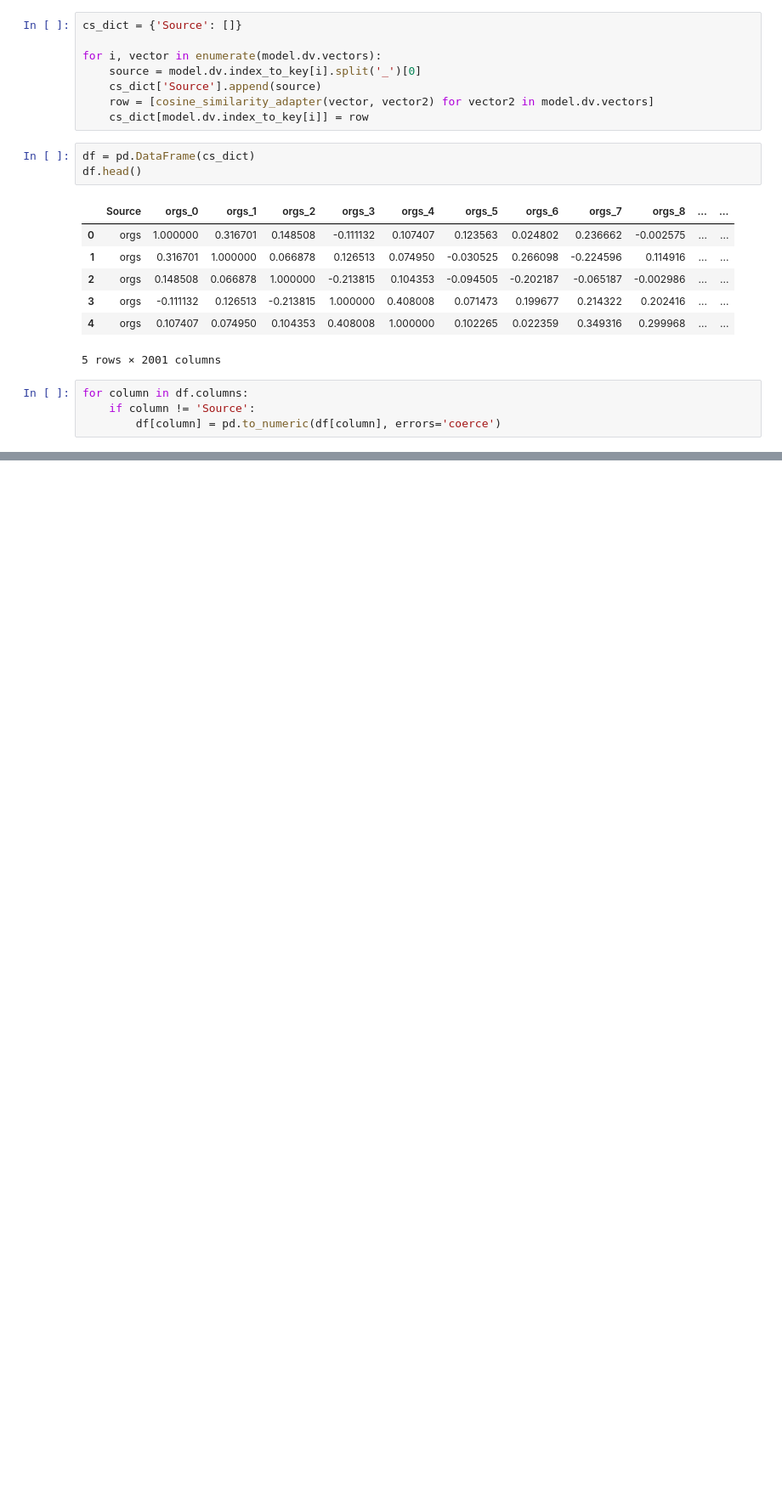
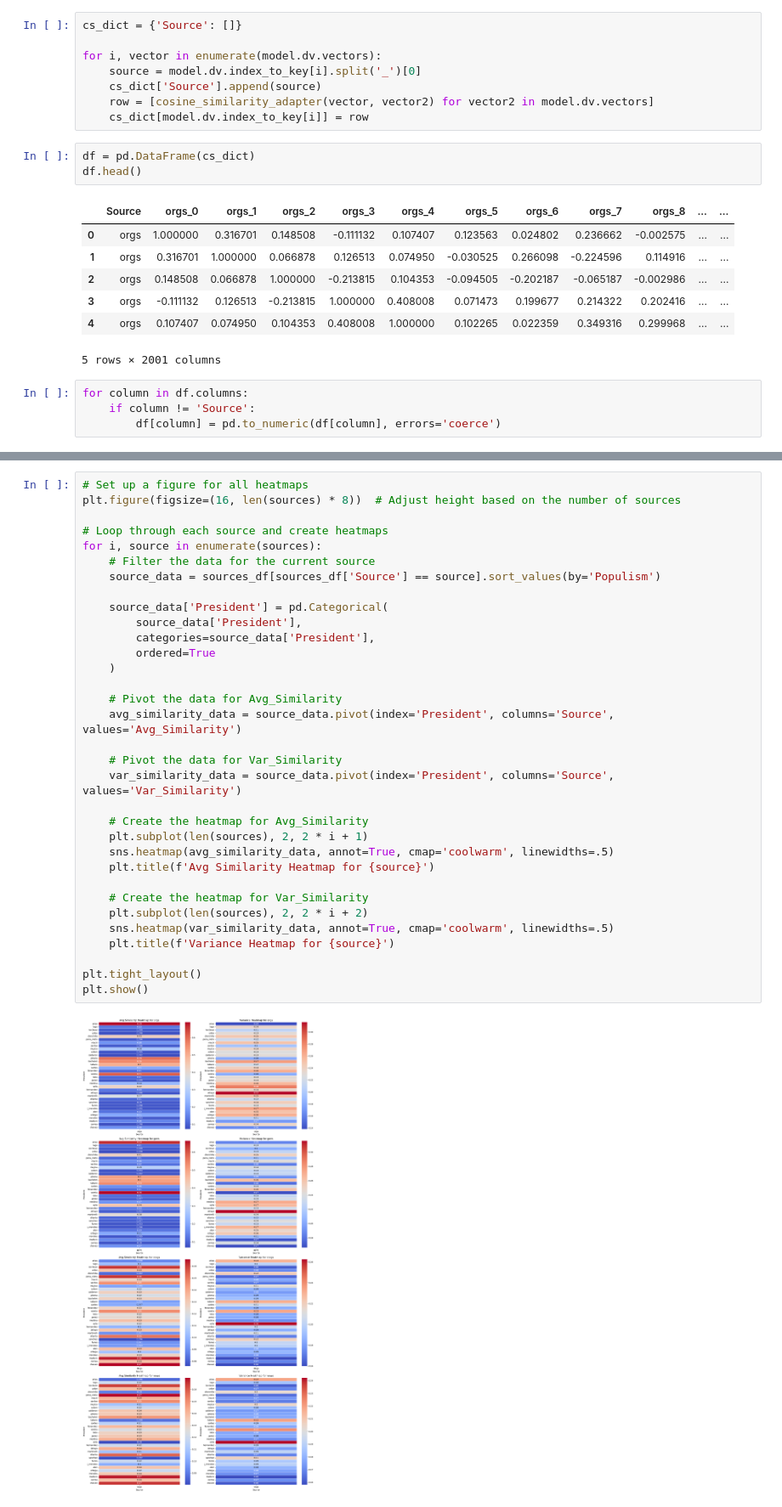
Before and after one commit to alejandrosarria0296/pol-cul-maps-latam, a Jupyter notebook: notebooks/7.sources_span.ipynb, the cells around one changed output, grey strips where cells are left out. Shown at 85% size. Saved outputs shown, nothing was run; the diff lists cells and outputs as text; blank space fills up the shorter version.

```diff
--- a/notebooks/7.sources_span.ipynb
+++ b/notebooks/7.sources_span.ipynb
@@ -153,0 +317,35 @@ plt.show()
+# %%
+# Set up a figure for all heatmaps
+plt.figure(figsize=(16, len(sources) * 8))  # Adjust height based on the number of sources
+
+# Loop through each source and create heatmaps
+for i, source in enumerate(sources):
+    # Filter the data for the current source
+    source_data = sources_df[sources_df['Source'] == source].sort_values(by='Populism')
+
+    source_data['President'] = pd.Categorical(
+        source_data['President'],
+        categories=source_data['President'],
+        ordered=True
+    )
+
+    # Pivot the data for Avg_Similarity
+    avg_similarity_data = source_data.pivot(index='President', columns='Source', values='Avg_Similarity')
+
+    # Pivot the data for Var_Similarity
+    var_similarity_data = source_data.pivot(index='President', columns='Source', values='Var_Similarity')
+
+    # Create the heatmap for Avg_Similarity
+    plt.subplot(len(sources), 2, 2 * i + 1)
+    sns.heatmap(avg_similarity_data, annot=True, cmap='coolwarm', linewidths=.5)
+    plt.title(f'Avg Similarity Heatmap for {source}')
+
+    # Create the heatmap for Var_Similarity
+    plt.subplot(len(sources), 2, 2 * i + 2)
+    sns.heatmap(var_similarity_data, annot=True, cmap='coolwarm', linewidths=.5)
+    plt.title(f'Variance Heatmap for {source}')
+
+plt.tight_layout()
+plt.show()
+# %% [output]
+[figure, added]
```
Also changed, not shown: parts of 24 cells of this notebook, 7 other files.
